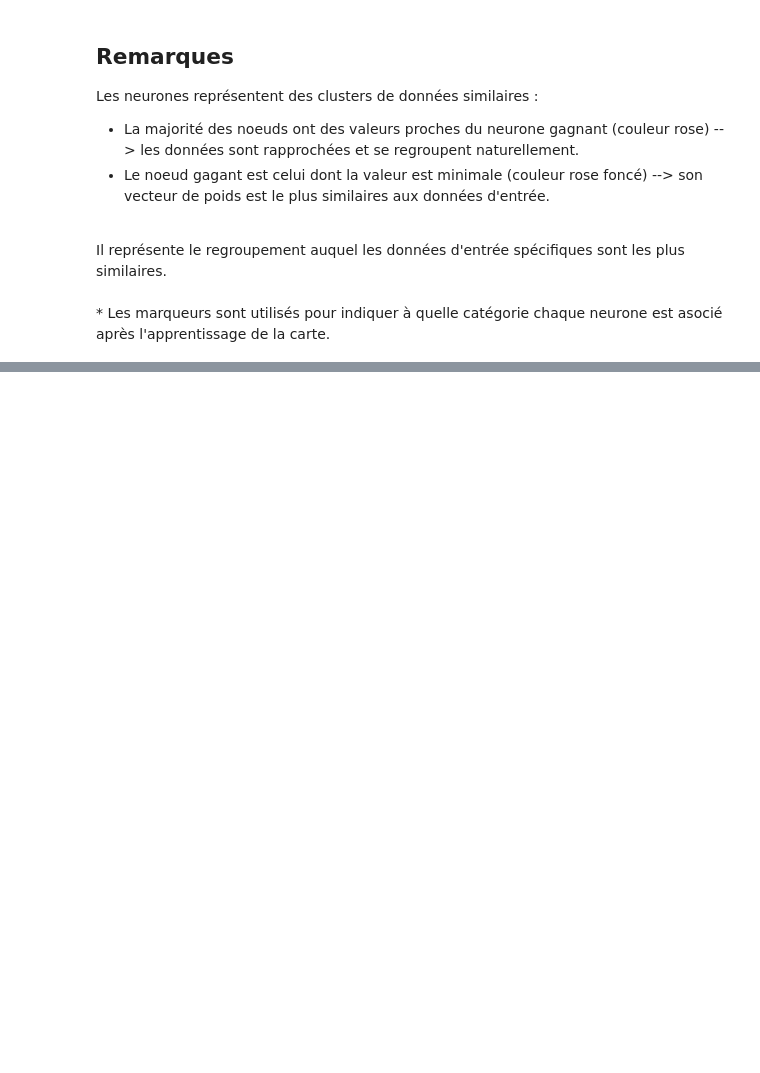
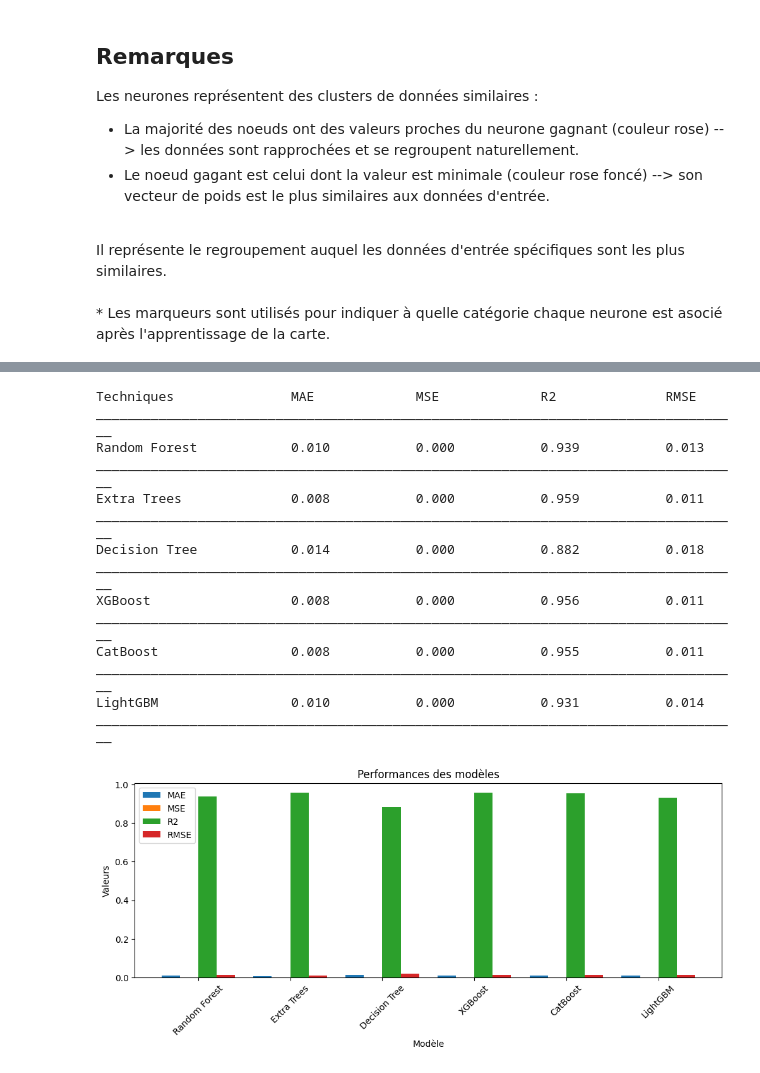
Before and after one commit to giuliana-fabrizio/Prediction_pression_accoustique, a Jupyter notebook: Projet_du_niveau_de_pression_acoustique.ipynb, the cells around one changed output, grey strips where cells are left out. Saved outputs shown, nothing was run; the diff lists cells and outputs as text; code cells hidden in the pictures; blank space fills up the shorter version.

```diff
--- a/Projet_du_niveau_de_pression_acoustique.ipynb
+++ b/Projet_du_niveau_de_pression_acoustique.ipynb
@@ -378,0 +462,21 @@ Il représente le regroupement auquel les données d'entrée spécifiques sont l
+# %%
+def calculateModelsWithDifferentsMetrics(models, X_train, X_test, y_train, y_test):
+  measures = [MAE, MSE, r2_score, 'RMSE']
+
+  results = []
+
+  for model_name, model in models:
+      model.fit(X_train, y_train)
+      y_pred = model.predict(X_test)
+      model_results = [model_name]
+
+      for measure in measures:
+        if measure == 'RMSE':
+          result = np.sqrt(MSE(y_test, y_pred))
+          model_results.append(result)
+        else :
+          result = measure(y_test, y_pred)
+          model_results.append(result)
+
+      results.append(model_results)
+  return results
@@ -378,0 +512,17 @@ Il représente le regroupement auquel les données d'entrée spécifiques sont l
+# %%
+def affichePerformanceModels(results):
+    print("{:<15} \t {:<10} \t {:<10} \t {:<10} \t {:<10}".format("Techniques", "MAE", "MSE", "R2", "RMSE"))
+    print("___________________________________________________________________________________")
+    for row in results:
+        print("{:<15} \t {:<10.3f} \t {:<10.3f} \t {:<10.3f} \t {:<10.3f}".format(*row))
+        print("___________________________________________________________________________________")
+# %%
+models = [
+  ("Random Forest", RandomForestRegressor(random_state = SEED)),
+  ("Extra Trees", ExtraTreesRegressor(random_state = SEED)),
+  ("Decision Tree", DecisionTreeRegressor(random_state = SEED)),
+  ("XGBoost", XGBRegressor(random_state = SEED)),
+  ("CatBoost", CatBoostRegressor(random_seed = SEED)),
+  ("LightGBM", LGBMRegressor(random_state = SEED))
+]
+results_models = calculateModelsWithDifferentsMetrics(models, X_train, X_test, y_train, y_test)
@@ -378,0 +547,19 @@ Il représente le regroupement auquel les données d'entrée spécifiques sont l
+# %%
+affichePerformanceModels(results_models)
+graphPerformanceModels(results_models)
+# %% [output]
+Techniques               MAE             MSE             R2              RMSE
+___________________________________________________________________________________
+Random Forest            0.010           0.000           0.939           0.013
+___________________________________________________________________________________
+Extra Trees              0.008           0.000           0.959           0.011
+___________________________________________________________________________________
+Decision Tree            0.014           0.000           0.882           0.018
+___________________________________________________________________________________
+XGBoost                  0.008           0.000           0.956           0.011
+___________________________________________________________________________________
+CatBoost                 0.008           0.000           0.955           0.011
+___________________________________________________________________________________
+LightGBM                 0.010           0.000           0.931           0.014
+___________________________________________________________________________________
+[figure, added]
```
Also changed, not shown: parts of 12 cells of this notebook, 4 other files.
